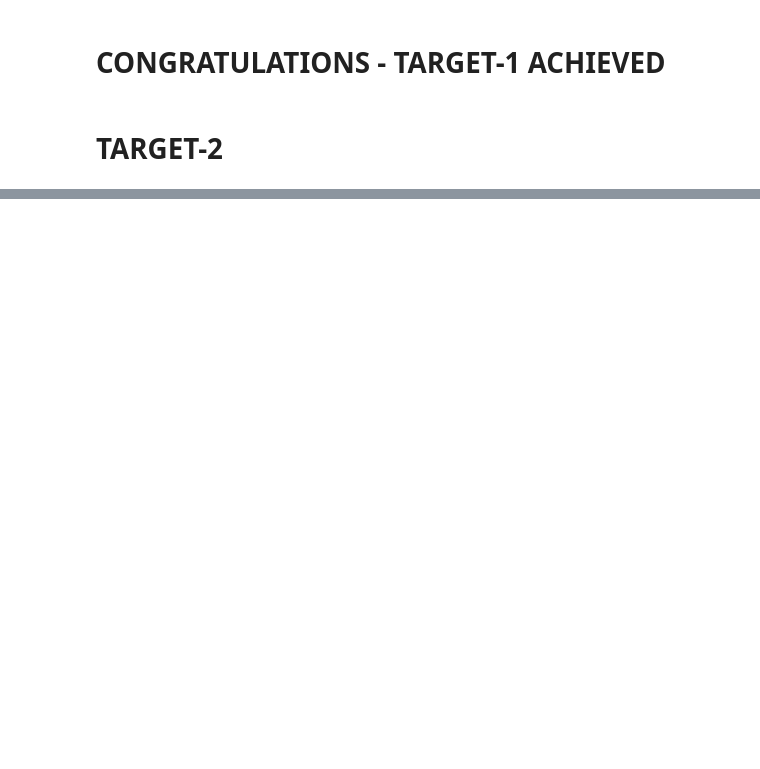
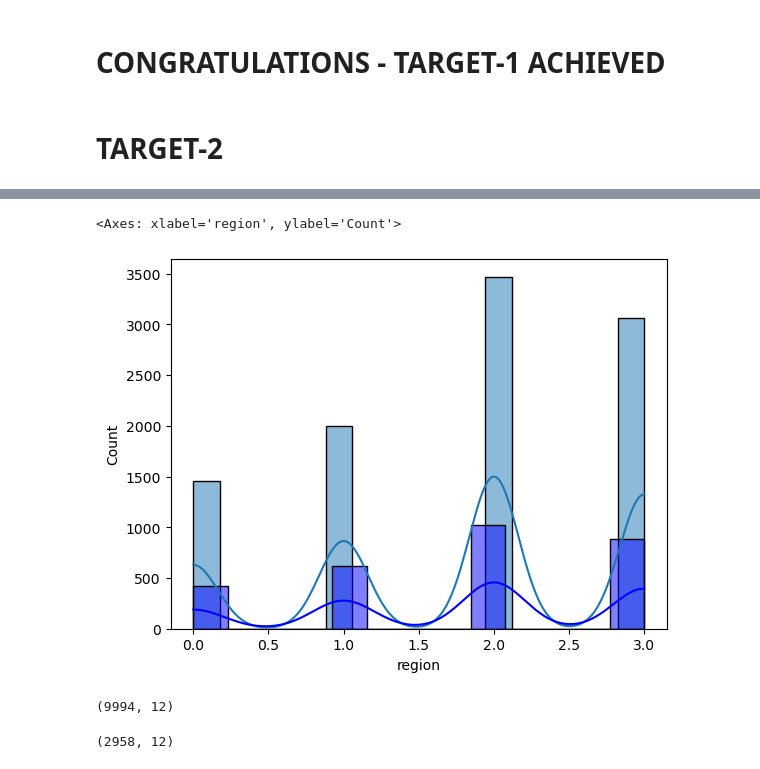
Before and after one commit to puneet-cs/DS19_ML_Project, a Jupyter notebook: DS19_Step1_EDA.ipynb, the cells around one changed output, grey strips where cells are left out. Drawn from its saved outputs; the diff is of its cells as text; code cells hidden in the pictures; blank space fills up the shorter version.

```diff
--- a/DS19_Step1_EDA.ipynb
+++ b/DS19_Step1_EDA.ipynb
@@ -695,0 +729,14 @@ extreme_result_df
+# %%
+sns.histplot(x_test['region'], kde = True)
+sns.histplot(extreme_error_df['region'], color = 'blue', kde = True)
+# %% [output]
+<Axes: xlabel='region', ylabel='Count'>
+[figure, added]
+# %%
+x_test.shape
+# %% [output]
+(9994, 12)
+# %%
+extreme_error_df.shape
+# %% [output]
+(2958, 12)
```
Also changed, not shown: parts of 20 cells of this notebook, 5 other files.
